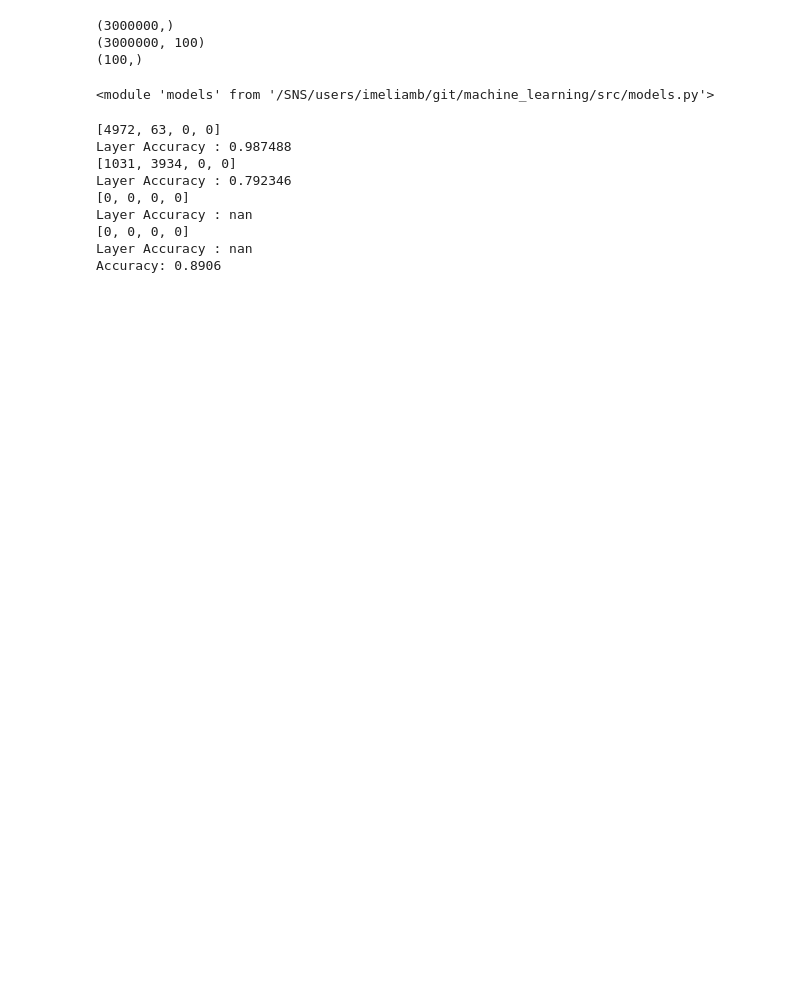
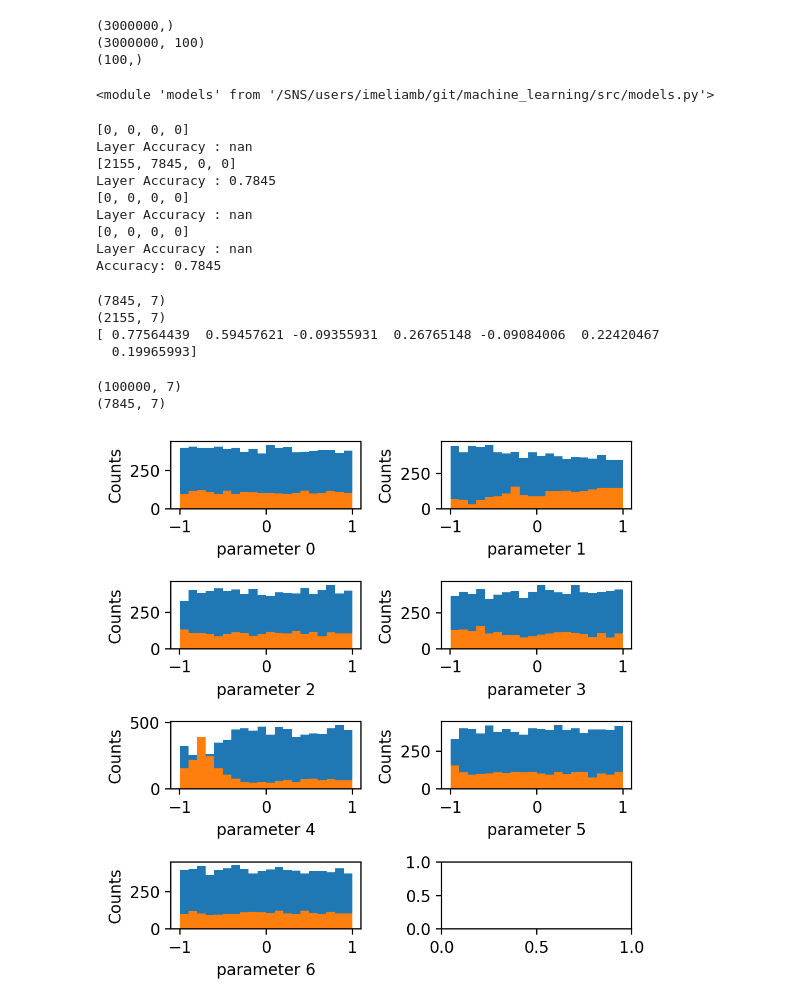
Before and after one commit to imeliamb/machine_learning, a Jupyter notebook: notebooks/kNN-Classifiers/kNN2-(S).ipynb, the cells around one changed output. Cells and saved outputs as stored; diff of their text form; code cells hidden in the pictures; blank space fills up the shorter version.

```diff
--- a/notebooks/kNN-Classifiers/kNN2-(S).ipynb
+++ b/notebooks/kNN-Classifiers/kNN2-(S).ipynb
@@ -48,15 +50,60 @@ import importlib
 importlib.reload(models)
 # %% [output]
 <module 'models' from '/SNS/users/imeliamb/git/machine_learning/src/models.py'>
+# %%
+testpars = np.load(os.path.join(data_dir, "orhs2-pars_pars.npy"))
+testset = np.load(os.path.join(data_dir, "orhs2-pars_data.npy"))
+# %%
+pred_class = neigh.predict(testset[:10000])
+prob_class = neigh.predict_proba(testset[:10000])
 # %%
+testpars=np.ones(10000)*2
 accuracy_knn=models.accuracy(testpars, pred_class)
 # %% [output]
-[4972, 63, 0, 0]
-Layer Accuracy : 0.987488
-[1031, 3934, 0, 0]
-Layer Accuracy : 0.792346
+[0, 0, 0, 0]
+Layer Accuracy : nan
+[2155, 7845, 0, 0]
+Layer Accuracy : 0.7845
 [0, 0, 0, 0]
 Layer Accuracy : nan
 [0, 0, 0, 0]
 Layer Accuracy : nan
-Accuracy: 0.8906
+Accuracy: 0.7845
+# %%
+
+idx_good = pred_class==2
+#use this to limit parameter idx=4
+idx_bad = pred_class==1
+
+print(testpars[:10000][idx_good].shape)
+print(testpars[:10000][idx_bad].shape)
+
+print(testpars[:10000][idx_good][0])
+# %% [output]
+(7845, 7)
+(2155, 7)
+[ 0.77564439  0.59457621 -0.09355931  0.26765148 -0.09084006  0.22420467
+  0.19965993]
+# %%
+n_bins=40
+print(pars.shape)
+fig, axs= plt.subplots(4,2, sharey=False, tight_layout= True, dpi=200, figsize= (5,5))
+print(testpars[:10000][idx_good].shape)
+true_values=testpars[:10000][idx_good].T
+
+bad_values=testpars[:10000][idx_bad].T
+
+
+
+for i in range(7):
+    ax=plt.subplot(4, 2, i+1)
+    ax.hist(true_values[i], bins=20)
+
+    ax.hist(bad_values[i], bins=20)
+
+    plt.ylabel('Counts')
+    plt.xlabel('parameter %s' % i)
+# %% [output]
+(100000, 7)
+(7845, 7)
+[figure, added]
```
Also changed, not shown: parts of 2 cells of this notebook.
